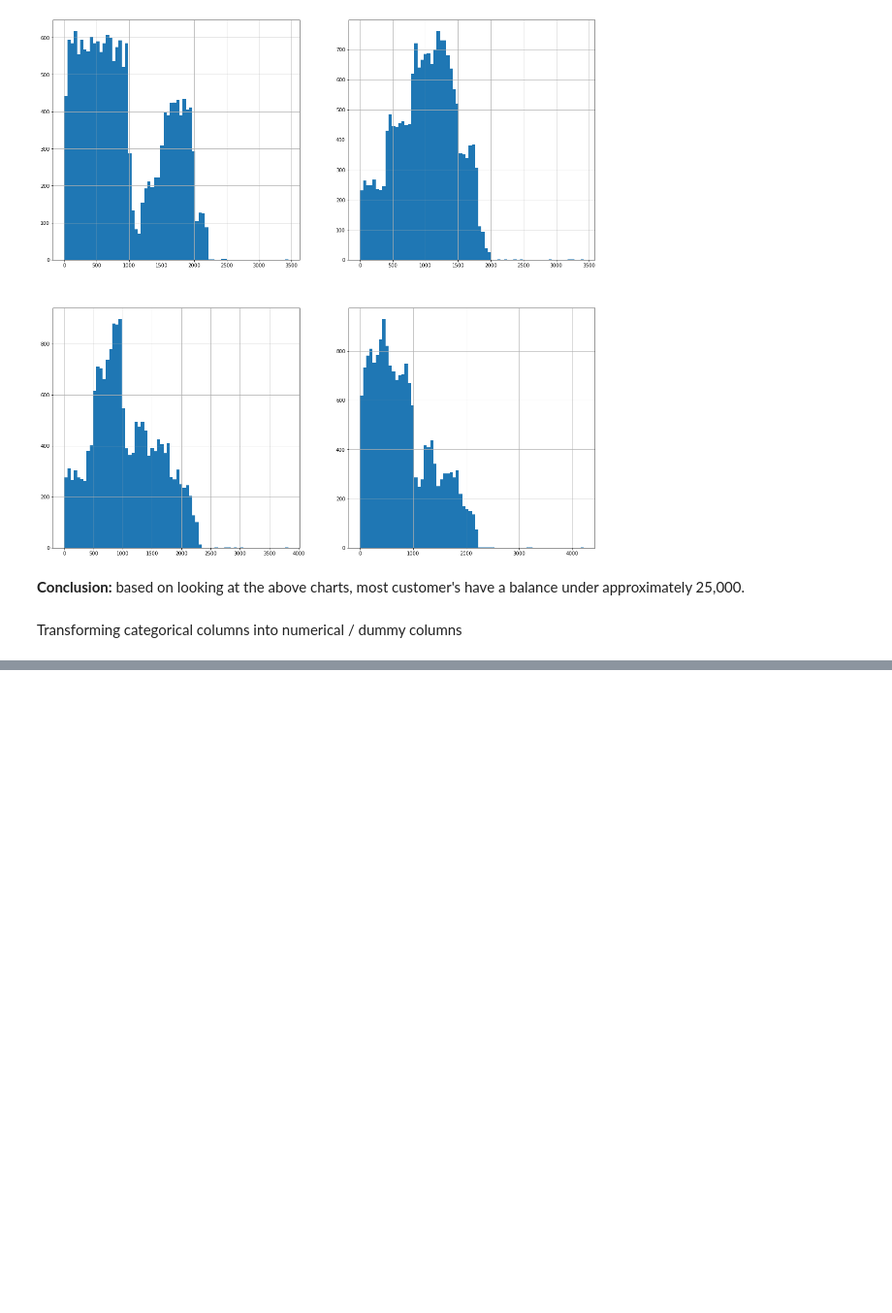
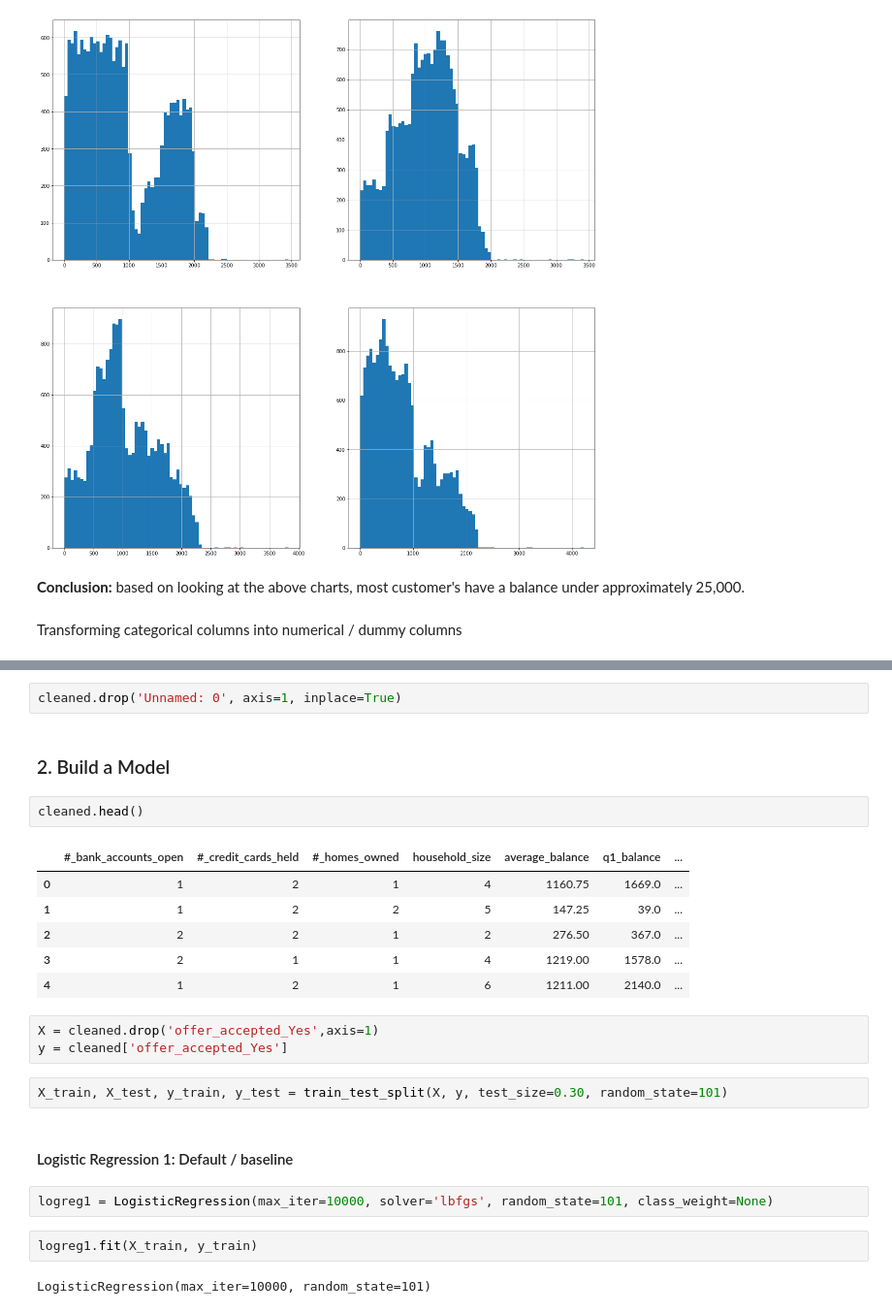
Before and after one commit to zsborsos/data_mid_bootcamp_project_classification, a Jupyter notebook: notebooks/22022022_classification project_ZB.ipynb, the cells around one changed output, grey strips where cells are left out. Shown at 97% size. Saved outputs shown, nothing was run; the diff lists cells and outputs as text; blank space fills up the shorter version.

```diff
--- a/notebooks/22022022_classification project_ZB.ipynb
+++ b/notebooks/22022022_classification project_ZB.ipynb
@@ -401,0 +540,26 @@ Transforming categorical columns into numerical / dummy columns
+# %%
+cleaned.drop('Unnamed: 0', axis=1, inplace=True)
+# %% [markdown]
+### 2. Build a Model
+# %%
+cleaned.head()
+# %% [output]
+|  | #_bank_accounts_open | #_credit_cards_held | #_homes_owned | household_size | average_balance | q1_balance | ... |
+| 0 | 1 | 2 | 1 | 4 | 1160.75 | 1669.0 | ... |
+| 1 | 1 | 2 | 2 | 5 | 147.25 | 39.0 | ... |
+| 2 | 2 | 2 | 1 | 2 | 276.50 | 367.0 | ... |
+| 3 | 2 | 1 | 1 | 4 | 1219.00 | 1578.0 | ... |
+| 4 | 1 | 2 | 1 | 6 | 1211.00 | 2140.0 | ... |
+# %%
+X = cleaned.drop('offer_accepted_Yes',axis=1)
+y = cleaned['offer_accepted_Yes']
+# %%
+X_train, X_test, y_train, y_test = train_test_split(X, y, test_size=0.30, random_state=101)
+# %% [markdown]
+#### Logistic Regression 1: Default / baseline
+# %%
+logreg1 = LogisticRegression(max_iter=10000, solver='lbfgs', random_state=101, class_weight=None)
+# %%
+logreg1.fit(X_train, y_train)
+# %% [output]
+LogisticRegression(max_iter=10000, random_state=101)
```
Also changed, not shown: parts of 35 cells of this notebook, 1 other file.
